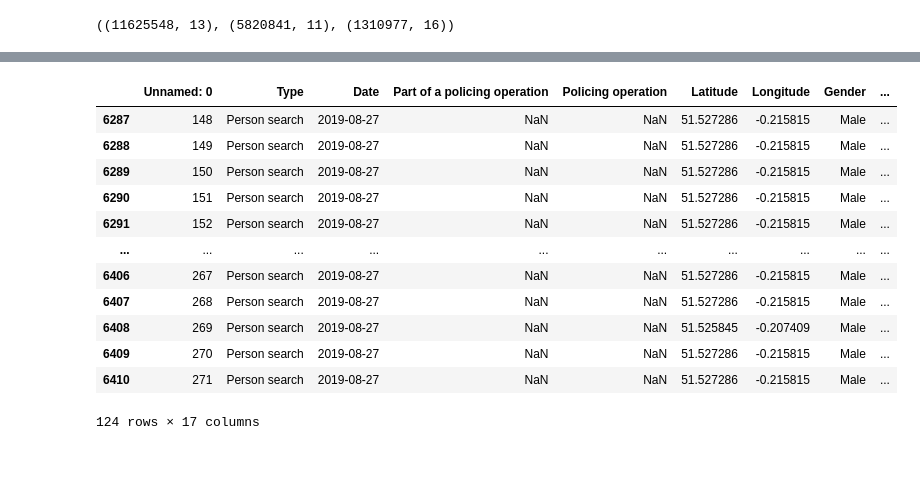
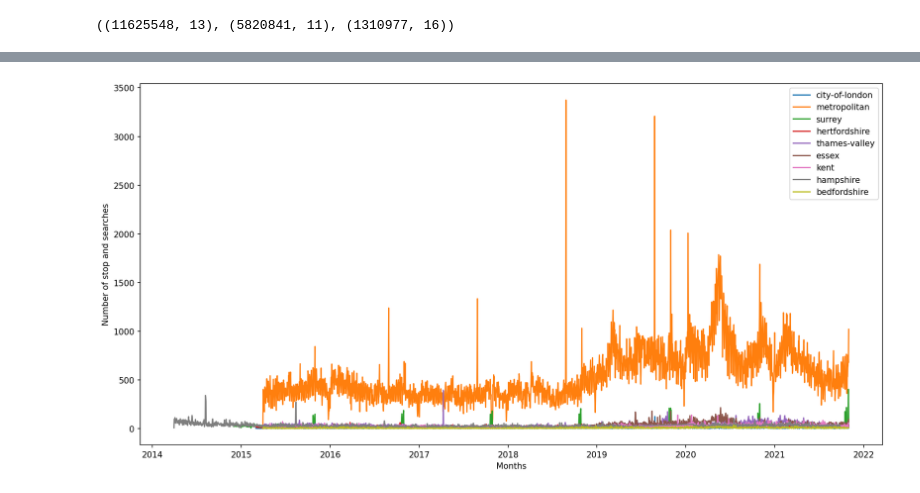
Before and after one commit to MoshaLangerak/Data_Challenge_2_Group_18, a Jupyter notebook: EDA.ipynb, the cells around one changed output, grey strips where cells are left out. Drawn from its saved outputs; the diff is of its cells as text; code cells hidden in the pictures; blank space fills up the shorter version.

```diff
--- a/EDA.ipynb
+++ b/EDA.ipynb
@@ -32,9 +36,6 @@ df_streets['city-of-london'].head()
 | 2 | 2 | NaN | 2010-12 | City of London Police | City of London Police | -0.112952 | 51.518267 | On or near Southampton Buildings | E01000914 | ... |
 | 3 | 3 | NaN | 2010-12 | City of London Police | City of London Police | -0.112952 | 51.518267 | On or near Southampton Buildings | E01000914 | ... |
 | 4 | 4 | NaN | 2010-12 | City of London Police | City of London Police | -0.125742 | 51.516368 | On or near Grape Street | E01000919 | ... |
-# %%
-df_stop_and_search['Datetime'] = pd.to_datetime(df_stop_and_search['Date'])
-df_stop_and_search['Date'] = df_stop_and_search['Datetime'].dt.date
 # %%
 df_streets['metropolitan'].shape, df_outcomes['metropolitan'].shape, df_stop_and_search['metropolitan'].shape
 # %% [output]
@@ -75,4 +76,0 @@ plot_forces(df_streets, forces)
-# %%
-df_dates = df_stop_and_search['Date'].value_counts()
-df_dates.sort_index(inplace=True)
-df_dates.plot()
@@ -97,16 +77,23 @@ Name: Date, Length: 2200, dtype: int64
-# %%
-df_stop_and_search[df_stop_and_search['Date'] == datetime.date(year=2019,month=8,day=27)]
-# %% [output]
-|  | Unnamed: 0 | Type | Date | Part of a policing operation | Policing operation | Latitude | Longitude | Gender | ... |
-| 6287 | 148 | Person search | 2019-08-27 | NaN | NaN | 51.527286 | -0.215815 | Male | ... |
-| 6288 | 149 | Person search | 2019-08-27 | NaN | NaN | 51.527286 | -0.215815 | Male | ... |
-| 6289 | 150 | Person search | 2019-08-27 | NaN | NaN | 51.527286 | -0.215815 | Male | ... |
-| 6290 | 151 | Person search | 2019-08-27 | NaN | NaN | 51.527286 | -0.215815 | Male | ... |
-| 6291 | 152 | Person search | 2019-08-27 | NaN | NaN | 51.527286 | -0.215815 | Male | ... |
-| ... | ... | ... | ... | ... | ... | ... | ... | ... | ... |
-| 6406 | 267 | Person search | 2019-08-27 | NaN | NaN | 51.527286 | -0.215815 | Male | ... |
-| 6407 | 268 | Person search | 2019-08-27 | NaN | NaN | 51.527286 | -0.215815 | Male | ... |
-| 6408 | 269 | Person search | 2019-08-27 | NaN | NaN | 51.525845 | -0.207409 | Male | ... |
-| 6409 | 270 | Person search | 2019-08-27 | NaN | NaN | 51.527286 | -0.215815 | Male | ... |
-| 6410 | 271 | Person search | 2019-08-27 | NaN | NaN | 51.527286 | -0.215815 | Male | ... |
-124 rows × 17 columns
+# %%
+def plot_forces_sas(df, forces = []):
+    df_dates = dict()
+    plt.figure(figsize=(16, 8), dpi=150)
+
+    if forces == []:
+        for key in df:
+            df_dates[key] = df[key]['Date'].value_counts()
+            df_dates[key].sort_index(inplace=True)
+            df_dates[key].plot(label=key)
+    else:
+        for force in forces:
+            df_dates[force] = df[force]['Date'].value_counts()
+            df_dates[force].sort_index(inplace=True)
+            df_dates[force].plot(label=force)
+
+    plt.ylabel('Number of stop and searches')
+    plt.xlabel('Months')
+    plt.legend()
+# %%
+plot_forces_sas(df_stop_and_search)
+# %% [output]
+[figure, added]
```
Also changed, not shown: parts of 9 cells of this notebook.
